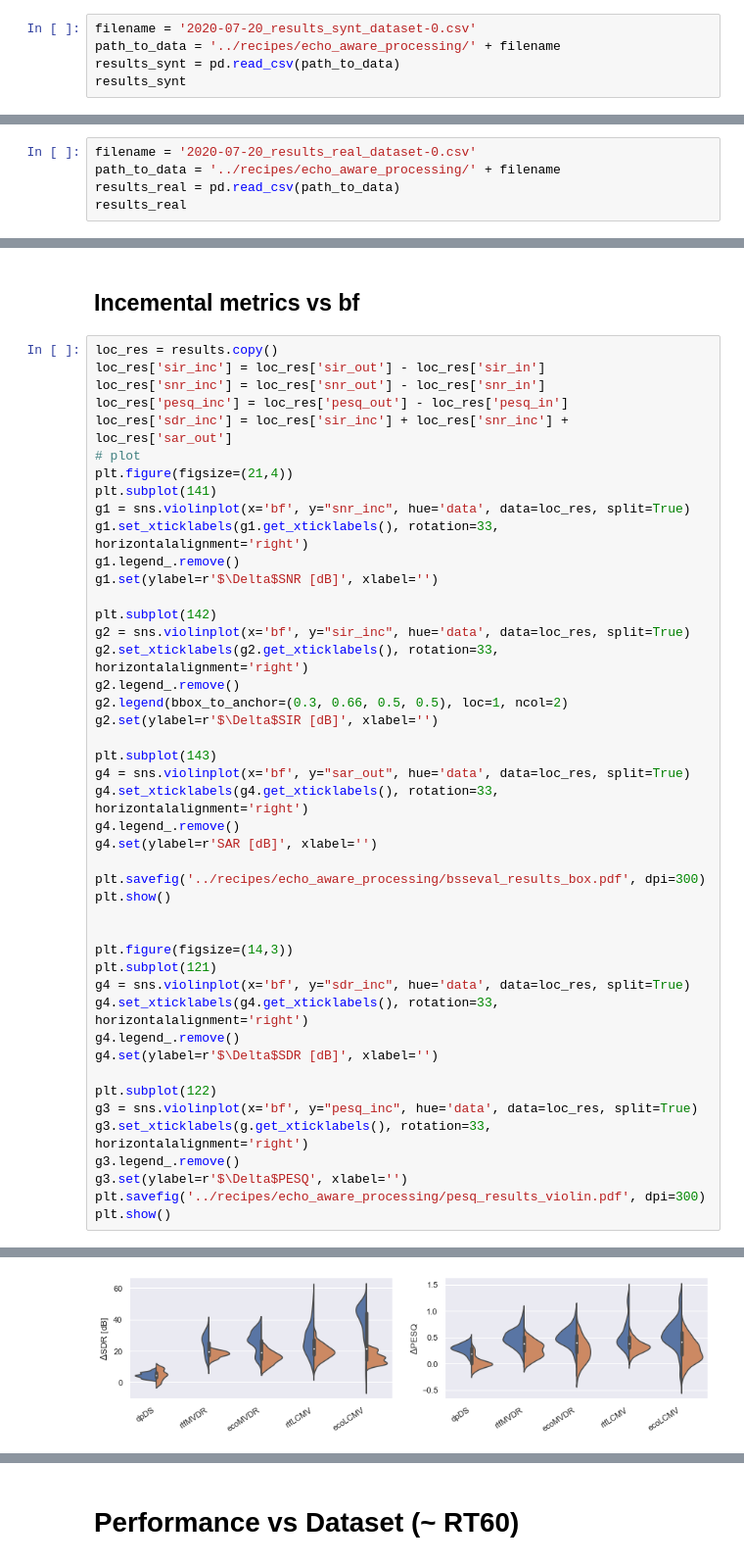
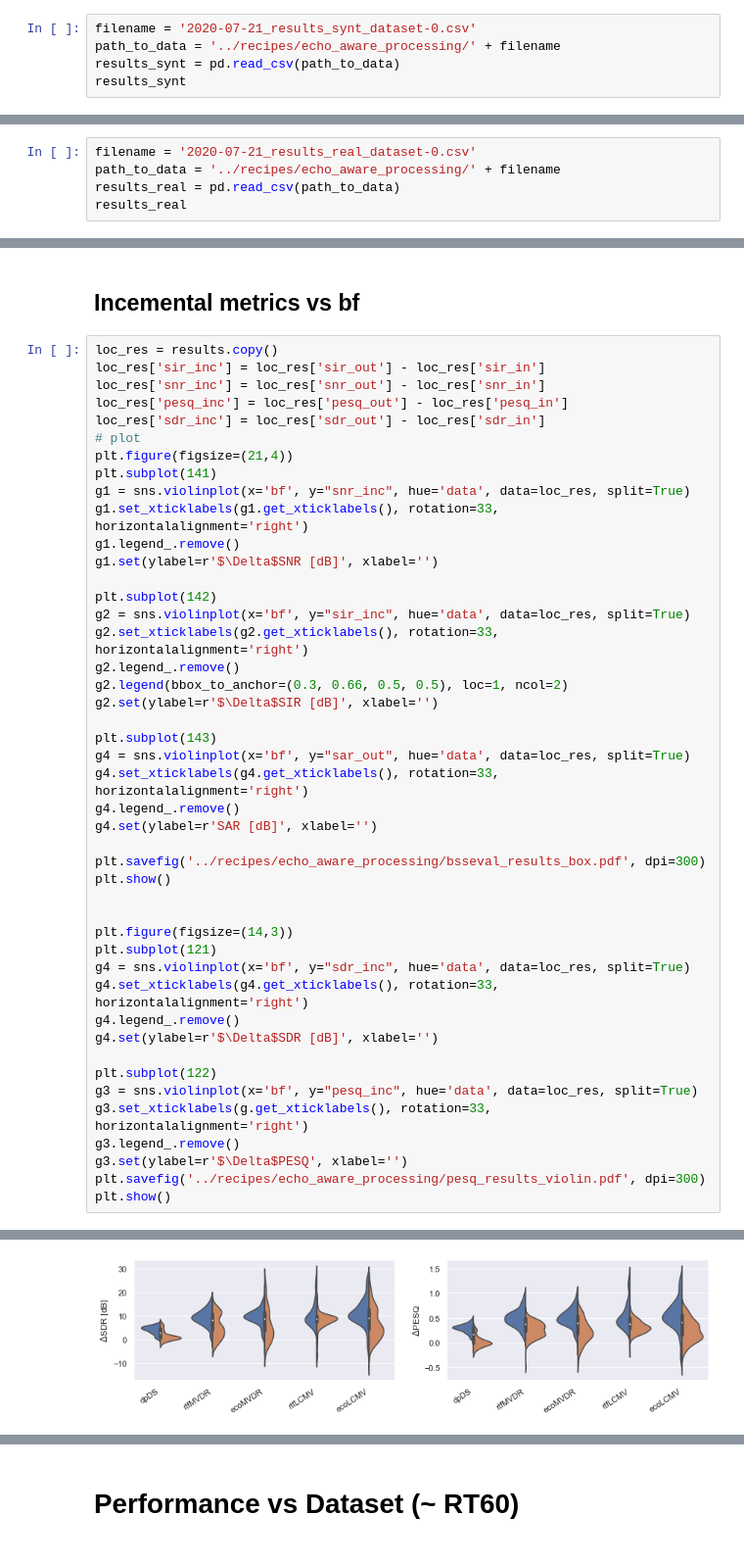
Before and after one commit to Chutlhu/dEchorate, a Jupyter notebook: notebooks/Echo aware Beamforming - results.ipynb, the cells around one changed output, grey strips where cells are left out. Shown at 98% size. Cells and saved outputs as stored; diff of their text form.

```diff
--- a/notebooks/Echo aware Beamforming - results.ipynb
+++ b/notebooks/Echo aware Beamforming - results.ipynb
@@ -9,7 +9,7 @@ sns.set(style="darkgrid")
 
 ## synth results
 # %%
-filename = '2020-07-20_results_synt_dataset-0.csv'
+filename = '2020-07-21_results_synt_dataset-0.csv'
 path_to_data = '../recipes/echo_aware_processing/' + filename
 results_synt = pd.read_csv(path_to_data)
 results_synt
@@ -30,7 +30,7 @@ results_synt
 # %% [markdown]
 ## real results
 # %%
-filename = '2020-07-20_results_real_dataset-0.csv'
+filename = '2020-07-21_results_real_dataset-0.csv'
 path_to_data = '../recipes/echo_aware_processing/' + filename
 results_real = pd.read_csv(path_to_data)
 results_real
@@ -103,7 +103,7 @@ loc_res = results.copy()
 loc_res['sir_inc'] = loc_res['sir_out'] - loc_res['sir_in']
 loc_res['snr_inc'] = loc_res['snr_out'] - loc_res['snr_in']
 loc_res['pesq_inc'] = loc_res['pesq_out'] - loc_res['pesq_in']
-loc_res['sdr_inc'] = loc_res['sir_inc'] + loc_res['snr_inc'] + loc_res['sar_out']
+loc_res['sdr_inc'] = loc_res['sdr_out'] - loc_res['sdr_in']
 # plot
 plt.figure(figsize=(21,4))
 plt.subplot(141)
@@ -148,4 +148,4 @@ plt.show()
-[figure, old version]
+[figure, new version]
 # %%
 loc_res = results.copy()
 loc_res['sir_inc'] = loc_res['sir_out'] - loc_res['sir_in']
```
Also changed, not shown: parts of 11 cells of this notebook, 10 other files.
